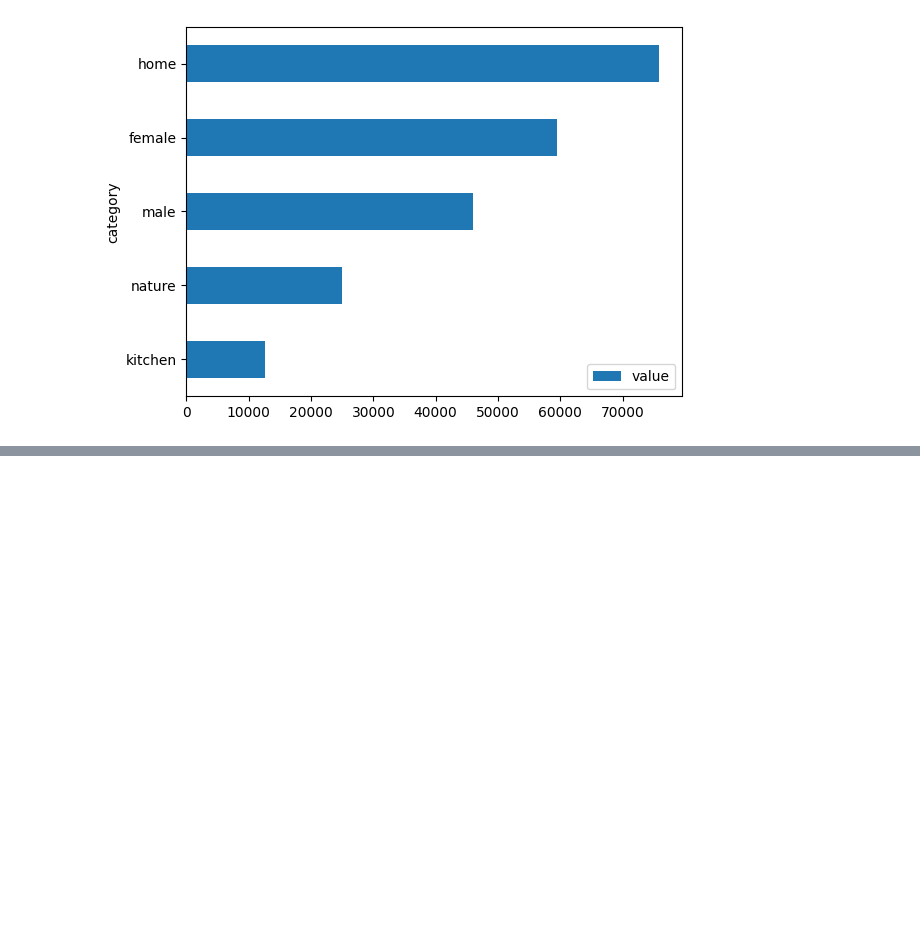
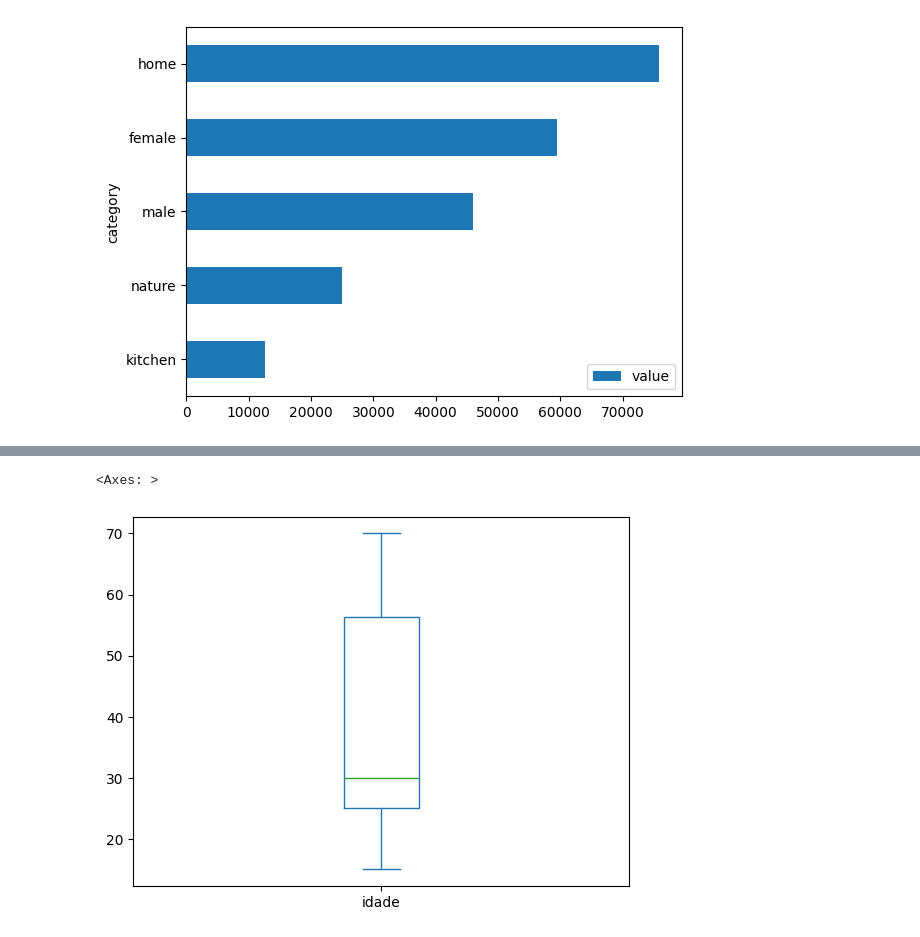
Before and after one commit to leomelegari/medidas-python-ai, a Jupyter notebook: estatistica_devs.ipynb, the cells around one changed output, grey strips where cells are left out. Cells and saved outputs as stored; diff of their text form; code cells hidden in the pictures; blank space fills up the shorter version.

```diff
--- a/estatistica_devs.ipynb
+++ b/estatistica_devs.ipynb
@@ -212,0 +219,6 @@ df_vendas.sort_values('value', ascending=True).plot.barh(x='category', y='value'
+# %%
+#grafico de boxplot - idade
+df_medidas.idade.plot.box()
+# %% [output]
+<Axes: >
+[figure, added]
```
Also changed, not shown: parts of 10 cells of this notebook.
